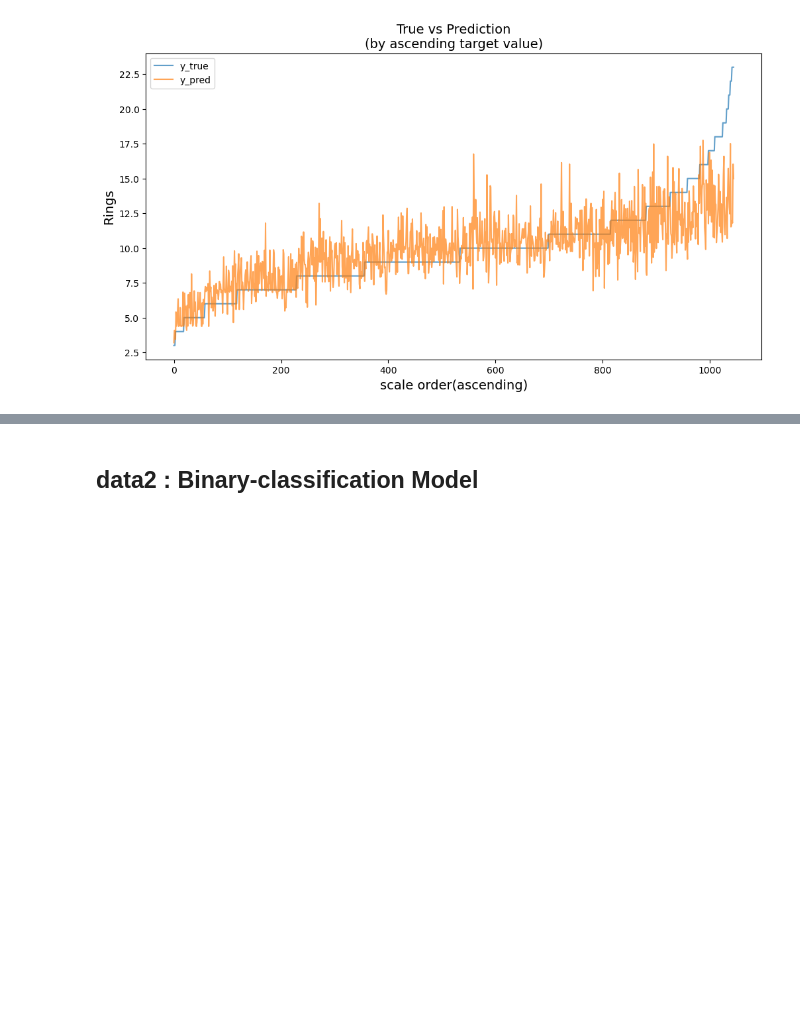
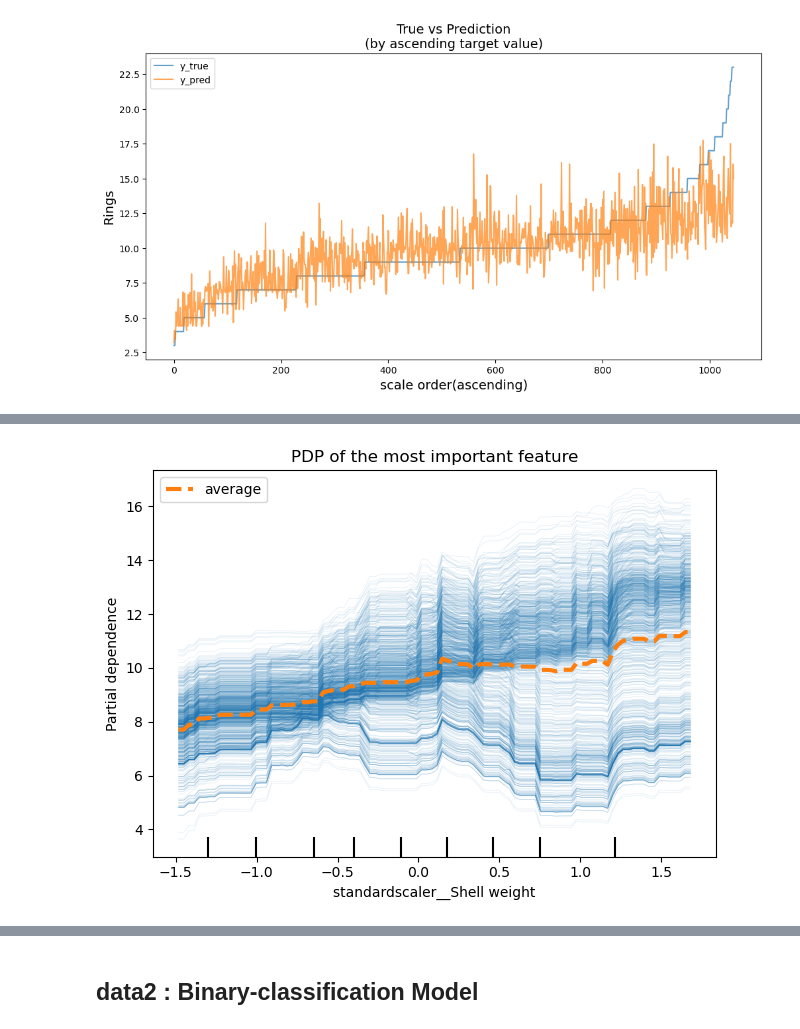
Before and after one commit to KHP95/AIB_TP1, a Jupyter notebook: modeling.ipynb, the cells around one changed output, grey strips where cells are left out. Drawn from its saved outputs; the diff is of its cells as text; code cells hidden in the pictures; blank space fills up the shorter version.

```diff
--- a/modeling.ipynb
+++ b/modeling.ipynb
@@ -226,0 +214,18 @@ r2 : 0.562
+# %%
+# 1way PDP 그려보기
+PartialDependenceDisplay.from_estimator(reg_xgb_best,
+                                        X=X1_test,
+                                        features=[9],
+                                        ice_lines_kw={'alpha':0.1},
+                                        pd_line_kw={'linewidth':3},
+                                        kind='both',
+                                        n_jobs=-1)
+plt.title('PDP of the most important feature', fontsize=12)
+plt.tight_layout()
+plt.show()
+# Shell weight가 증가할수록 Rings 예측값 증가
+# 다만 weight가 증가해도 예측값이 떨어지는(경향이 다른) ICE들이 꽤 있다.
+# => Shell weight와 다른 feature들과의 상관관계가 강한편.
+#
+# %% [output]
+[figure, added]
```
Also changed, not shown: parts of 43 cells of this notebook, 4 other files.
